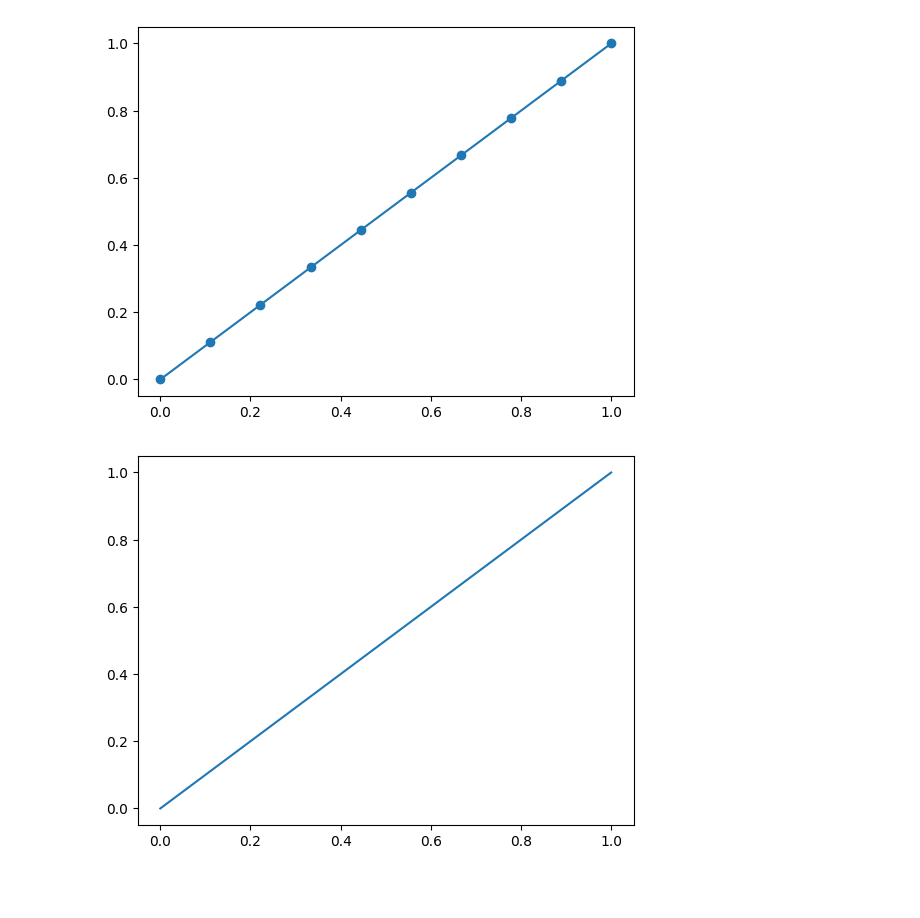
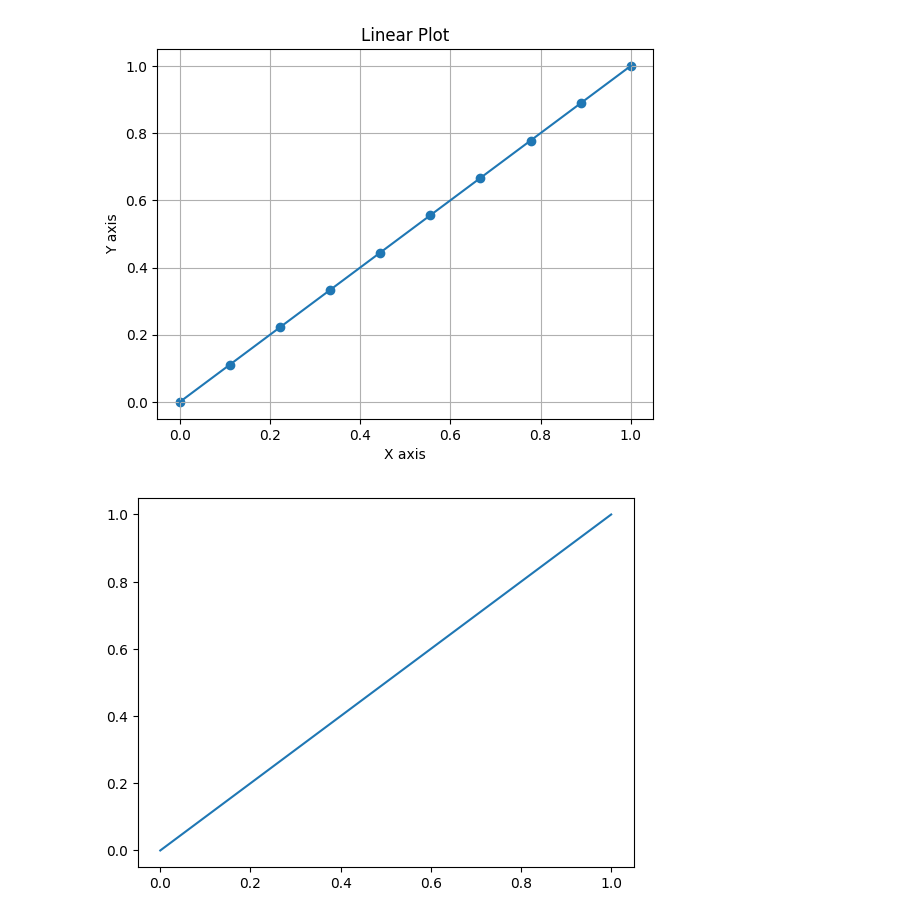
Before and after one commit to bhushan-ssh/colabs, a Jupyter notebook: numpy&plt.ipynb, the cells around one changed output. Saved outputs shown, nothing was run; the diff lists cells and outputs as text; code cells hidden in the pictures; blank space fills up the shorter version.

Commit message:
Improve plot with labels and grid

```diff
--- a/numpy&plt.ipynb
+++ b/numpy&plt.ipynb
@@ -6,10 +6,14 @@ import matplotlib.pyplot as plt
 # %%
 x= np.linspace(0,1,10)
 y=x
-plt.plot(x,y);
-plt.scatter(x,y);
+plt.plot(x, y)
+plt.scatter(x, y)
+plt.title("Linear Plot")
+plt.xlabel("X axis")
+plt.ylabel("Y axis")
+plt.grid()
 # %% [output]
-[figure, old version]
+[figure, new version]
 # %%
 plt.plot(x,y);
 # %% [output]
```
Also changed, not shown: parts of 1 cell of this notebook.
